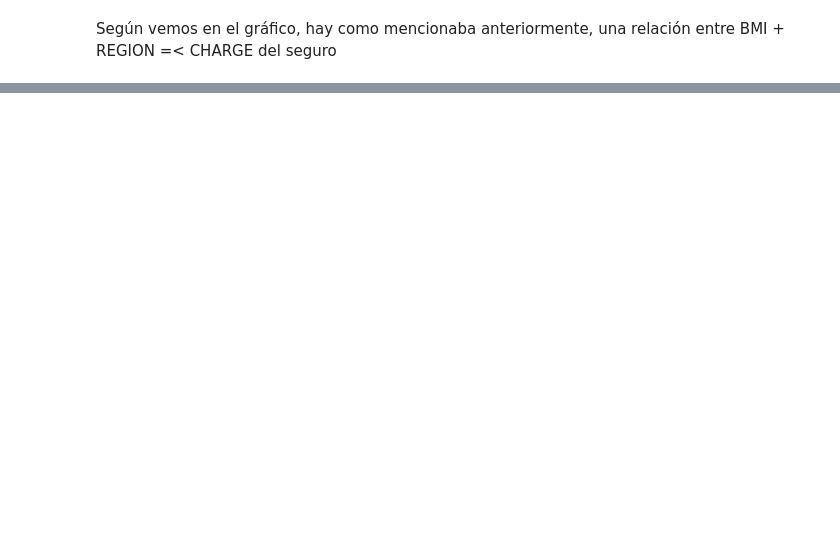
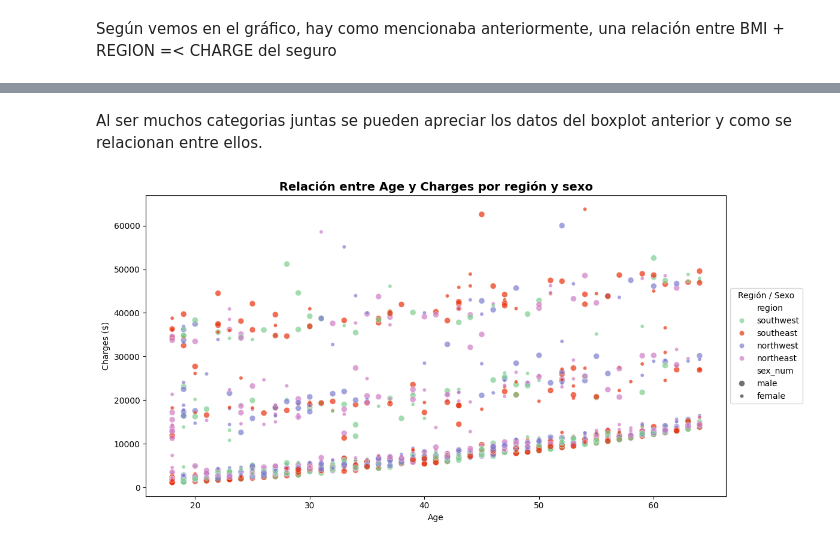
Before and after one commit to 4GeeksAcademy/Leonel_Ponce_Regresion_lineal_medical_insurance, a Jupyter notebook: src/explore.ipynb, the cells around one changed output, grey strips where cells are left out. Drawn from its saved outputs; the diff is of its cells as text; code cells hidden in the pictures; blank space fills up the shorter version.

```diff
--- a/src/explore.ipynb
+++ b/src/explore.ipynb
@@ -255,0 +297,34 @@ Según vemos en el gráfico, hay como mencionaba anteriormente, una relación en
+# %% [markdown]
+Al ser muchos categorias juntas se pueden apreciar los datos del boxplot anterior y como se relacionan entre ellos.
+# %%
+# Scatter plot de edad + Charges + región + sexo (para ver como se comportan estos datos juntos)
+# repito el gráfico anterior, pero cambio el modo de visualizar (circulos y tamaño)
+plt.figure(figsize=(12,6))
+
+# Mapear sexo
+sexo_num = {"female": 1, "male": 0}
+df["sex_num"] = df["sex"].map(sexo_num)
+
+# Scatter plot
+scatter = sns.scatterplot(
+    data=df,
+    x="age",
+    y="charges",
+    hue="region",
+    size="sex_num",
+    sizes=(20, 50),
+    palette=["#7CCF8E", "#E9310C", "#7C7CCF", "#CF7CC5"],
+    alpha=0.7
+)
+
+plt.title("Relación entre Age y Charges por región y sexo", fontsize=14, fontweight="bold")
+plt.xlabel("Age")
+plt.ylabel("Charges ($)")
+handles, labels = scatter.get_legend_handles_labels()
+labels = [lab.replace("0", "male").replace("1", "female") for lab in labels]
+plt.legend(handles, labels, title="Región / Sexo", bbox_to_anchor=(1, 0.5), loc='center left')
+
+plt.tight_layout()
+plt.show()
+# %% [output]
+[figure, added]
```
Also changed, not shown: parts of 6 cells of this notebook.
